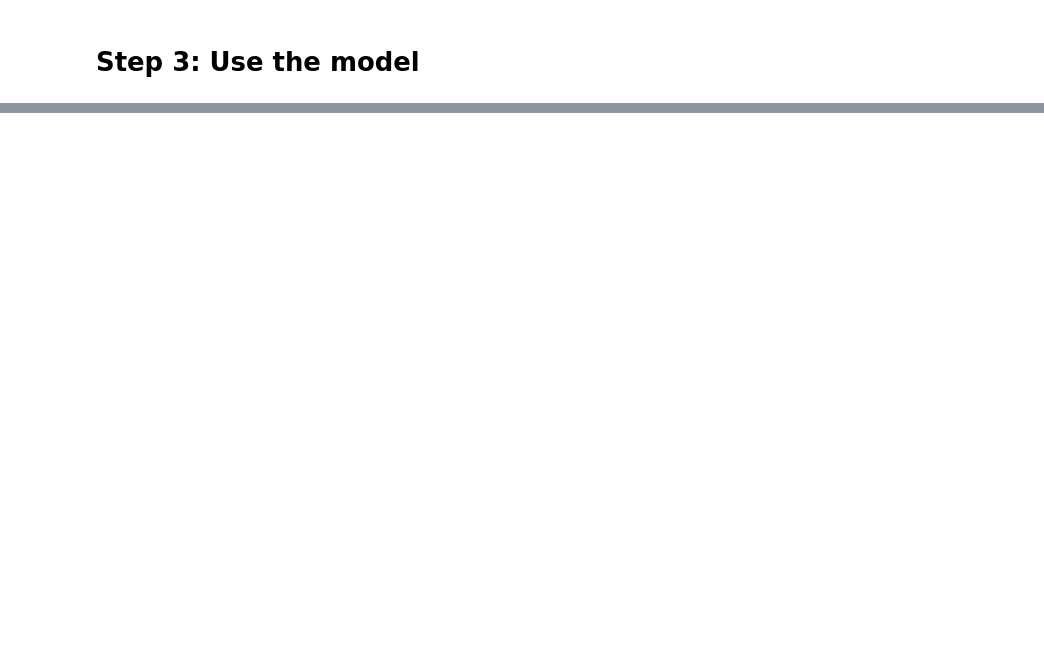
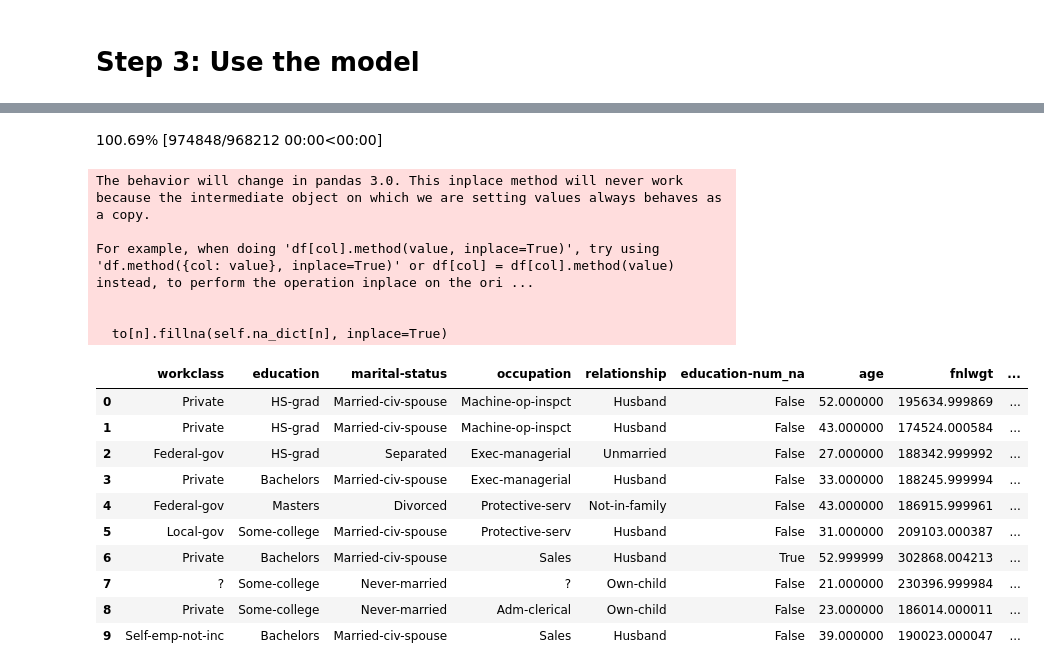
Before and after one commit to salazardenise/practical_deep_learning, a Jupyter notebook: 1_1_creating_model_from_data.ipynb, the cells around one changed output, grey strips where cells are left out. Saved outputs shown, nothing was run; the diff lists cells and outputs as text; code cells hidden in the pictures; blank space fills up the shorter version.

```diff
--- a/1_1_creating_model_from_data.ipynb
+++ b/1_1_creating_model_from_data.ipynb
@@ -119,0 +214,36 @@ Probability it's a bird: 0.0000
+# %%
+# untar_data: downloads some data and decompresses it for you
+# URLs: urls provided by fastai for common data sets
+path_inc = ft.untar_data(ft.URLs.ADULT_SAMPLE)
+
+dls_inc = ft.TabularDataLoaders.from_csv(
+    path_inc/'adult.csv',
+    path = path_inc,
+    y_names = "salary",
+    # tell the dataloader which of the categories are categorical
+    cat_names = ['workclass', 'education', 'marital-status', 'occupation', 'relationship'],
+    # tell the dataloader which of the categories are continuous, aka can take any real number
+    cont_names = ['age', 'fnlwgt', 'education-num'],
+    procs = [ft.Categorify, ft.FillMissing, ft.Normalize]
+)
+
+dls_inc.show_batch()
+# %% [output]
+100.69% [974848/968212 00:00<00:00]
+The behavior will change in pandas 3.0. This inplace method will never work because the intermediate object on which we are setting values always behaves as a copy.
+
+For example, when doing 'df[col].method(value, inplace=True)', try using 'df.method({col: value}, inplace=True)' or df[col] = df[col].method(value) instead, to perform the operation inplace on the ori ...
+
+
+  to[n].fillna(self.na_dict[n], inplace=True)
+|  | workclass | education | marital-status | occupation | relationship | education-num_na | age | fnlwgt | ... |
+| 0 | Private | HS-grad | Married-civ-spouse | Machine-op-inspct | Husband | False | 52.000000 | 195634.999869 | ... |
+| 1 | Private | HS-grad | Married-civ-spouse | Machine-op-inspct | Husband | False | 43.000000 | 174524.000584 | ... |
+| 2 | Federal-gov | HS-grad | Separated | Exec-managerial | Unmarried | False | 27.000000 | 188342.999992 | ... |
+| 3 | Private | Bachelors | Married-civ-spouse | Exec-managerial | Husband | False | 33.000000 | 188245.999994 | ... |
+| 4 | Federal-gov | Masters | Divorced | Protective-serv | Not-in-family | False | 43.000000 | 186915.999961 | ... |
+| 5 | Local-gov | Some-college | Married-civ-spouse | Protective-serv | Husband | False | 31.000000 | 209103.000387 | ... |
+| 6 | Private | Bachelors | Married-civ-spouse | Sales | Husband | True | 52.999999 | 302868.004213 | ... |
+| 7 | ? | Some-college | Never-married | ? | Own-child | False | 21.000000 | 230396.999984 | ... |
+| 8 | Private | Some-college | Never-married | Adm-clerical | Own-child | False | 23.000000 | 186014.000011 | ... |
+| 9 | Self-emp-not-inc | Bachelors | Married-civ-spouse | Sales | Husband | False | 39.000000 | 190023.000047 | ... |
```
Also changed, not shown: parts of 22 cells of this notebook.
